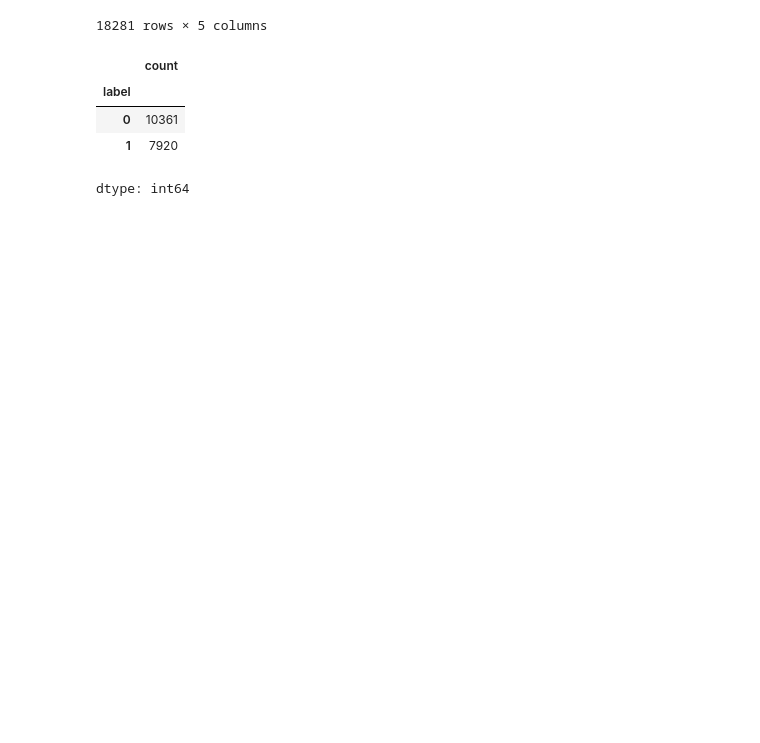
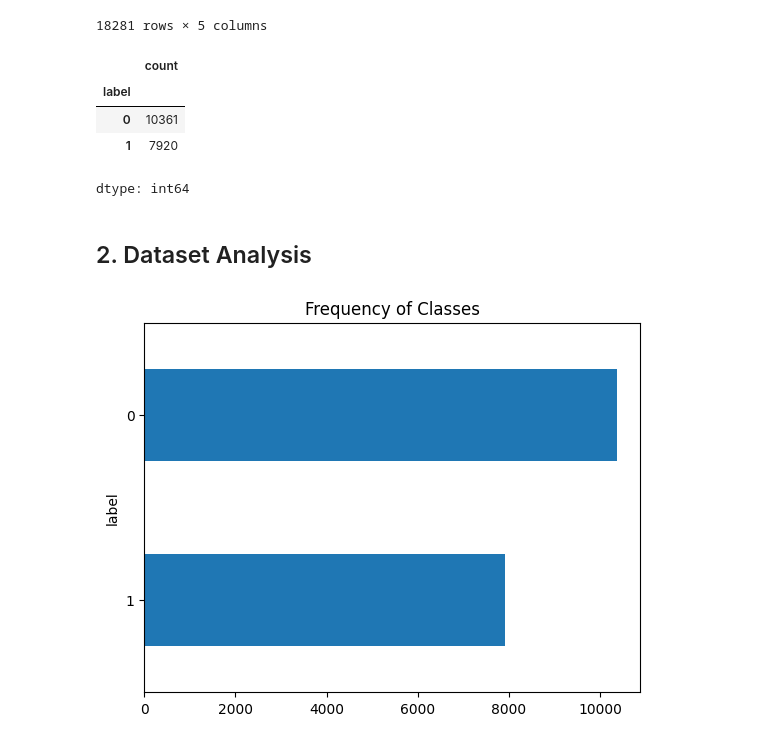
Before and after one commit to saba-ramezani/Fine-Tuning-DistilBERT-MobileBERT-and-TinyBERT-for-Fake-News-Detection, a Jupyter notebook: Fine_Tuning_DistilBERT_MobileBERT_TinyBERT_For_Fake_News_Detection.ipynb, the cells around one changed output. Cells and saved outputs as stored; diff of their text form; code cells hidden in the pictures; blank space fills up the shorter version.

Commit message:
Dataset analysis

```diff
--- a/Fine_Tuning_DistilBERT_MobileBERT_TinyBERT_For_Fake_News_Detection.ipynb
+++ b/Fine_Tuning_DistilBERT_MobileBERT_TinyBERT_For_Fake_News_Detection.ipynb
@@ -91,3 +93,5 @@ df['label'].value_counts()
 | 0 | 10361 |
 | 1 | 7920 |
 dtype: int64
+# %% [markdown]
+## 2. Dataset Analysis
@@ -93,0 +100,7 @@ dtype: int64
+# %%
+label_counts = df['label'].value_counts(ascending=True)
+label_counts.plot.barh()
+plt.title("Frequency of Classes")
+plt.show()
+# %% [output]
+[figure, added]
```
Also changed, not shown: parts of 3 cells of this notebook.
